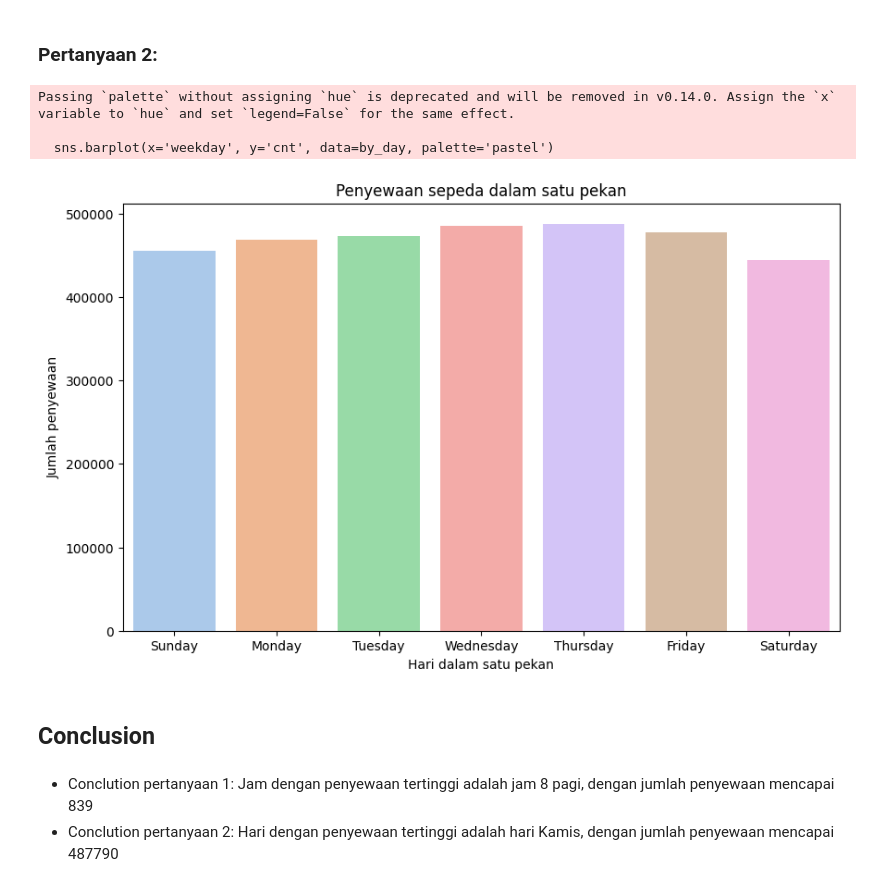
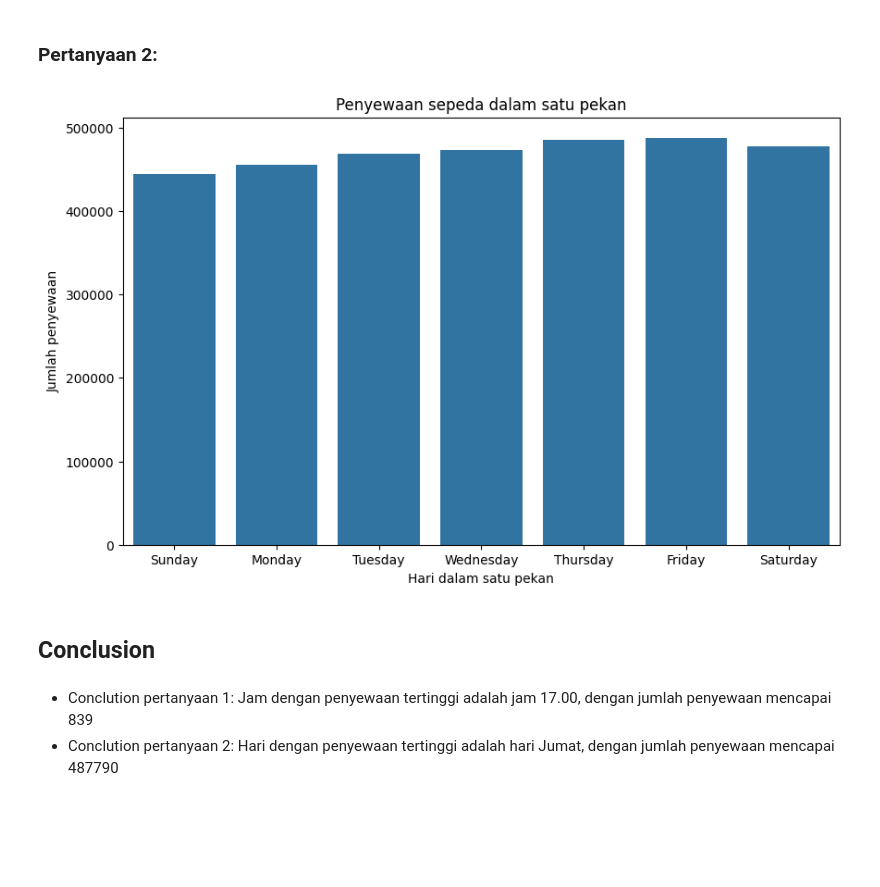
Before and after one commit to widiwidelia/TugasAkhirDicoding, a Jupyter notebook: Notebook.ipynb, the cells around one changed output. Drawn from its saved outputs; the diff is of its cells as text; code cells hidden in the pictures; blank space fills up the shorter version.

```diff
--- a/Notebook.ipynb
+++ b/Notebook.ipynb
@@ -155,7 +130,3 @@ Data columns (total 17 columns):
  16  cnt         17379 non-null  int64
 dtypes: float64(4), int64(12), object(1)
 memory usage: 2.3+ MB
-# %%
-# tipe data pada kolom dteday seharusnya datetime
-# mengubah tipe data pada kolom dteday menjadi datetime menggunakan library pandas
-hour_df['dteday'] = pd.to_datetime(hour_df['dteday'])
@@ -259,5 +209,3 @@ hr
 # %% [markdown]
 ### Pertanyaan 2
 ##### Bagaimana distribusi permintaan penyewaan pada hari-hari tertentu dalam satu pekan?
-# %%
-hour_df['weekday'] = hour_df['dteday'].dt.weekday
@@ -266,5 +212,7 @@ by_day = hour_df.groupby('weekday')['cnt'].sum().reset_index()
 # %%
-by_day['weekday'] = by_day['weekday'].replace({
+by_day = hour_df.groupby('weekday')['cnt'].sum().reset_index()
+
+by_day['weekday'] = by_day['weekday'].map({
     0: 'Sunday',
     1: 'Monday',
     2: 'Tuesday',
@@ -303,19 +250,18 @@ Passing `palette` without assigning `hue` is deprecated and will be removed in v
 # %% [markdown]
 ### Pertanyaan 2:
 # %%
+# visualisasi data pertanyaan 2 menggunakan bar chart
+
 plt.figure(figsize=(10, 6))
-sns.barplot(x='weekday', y='cnt', data=by_day, palette='pastel')
+sns.barplot(x='weekday', y='cnt', data=by_day)
 plt.title('Penyewaan sepeda dalam satu pekan')
 plt.xlabel('Hari dalam satu pekan')
 plt.ylabel('Jumlah penyewaan')
 plt.show()
 # %% [output]
-Passing `palette` without assigning `hue` is deprecated and will be removed in v0.14.0. Assign the `x` variable to `hue` and set `legend=False` for the same effect.
-
-  sns.barplot(x='weekday', y='cnt', data=by_day, palette='pastel')
-[figure, old version]
+[figure, new version]
 # %% [markdown]
 ## Conclusion
 # %% [markdown]
-- Conclution pertanyaan 1: Jam dengan penyewaan tertinggi adalah jam 8 pagi, dengan jumlah penyewaan mencapai 839
-- Conclution pertanyaan 2: Hari dengan penyewaan tertinggi adalah hari Kamis, dengan jumlah penyewaan mencapai 487790
+- Conclution pertanyaan 1: Jam dengan penyewaan tertinggi adalah jam 17.00, dengan jumlah penyewaan mencapai 839
+- Conclution pertanyaan 2: Hari dengan penyewaan tertinggi adalah hari Jumat, dengan jumlah penyewaan mencapai 487790
```
Also changed, not shown: parts of 9 cells of this notebook, 3 other files.
